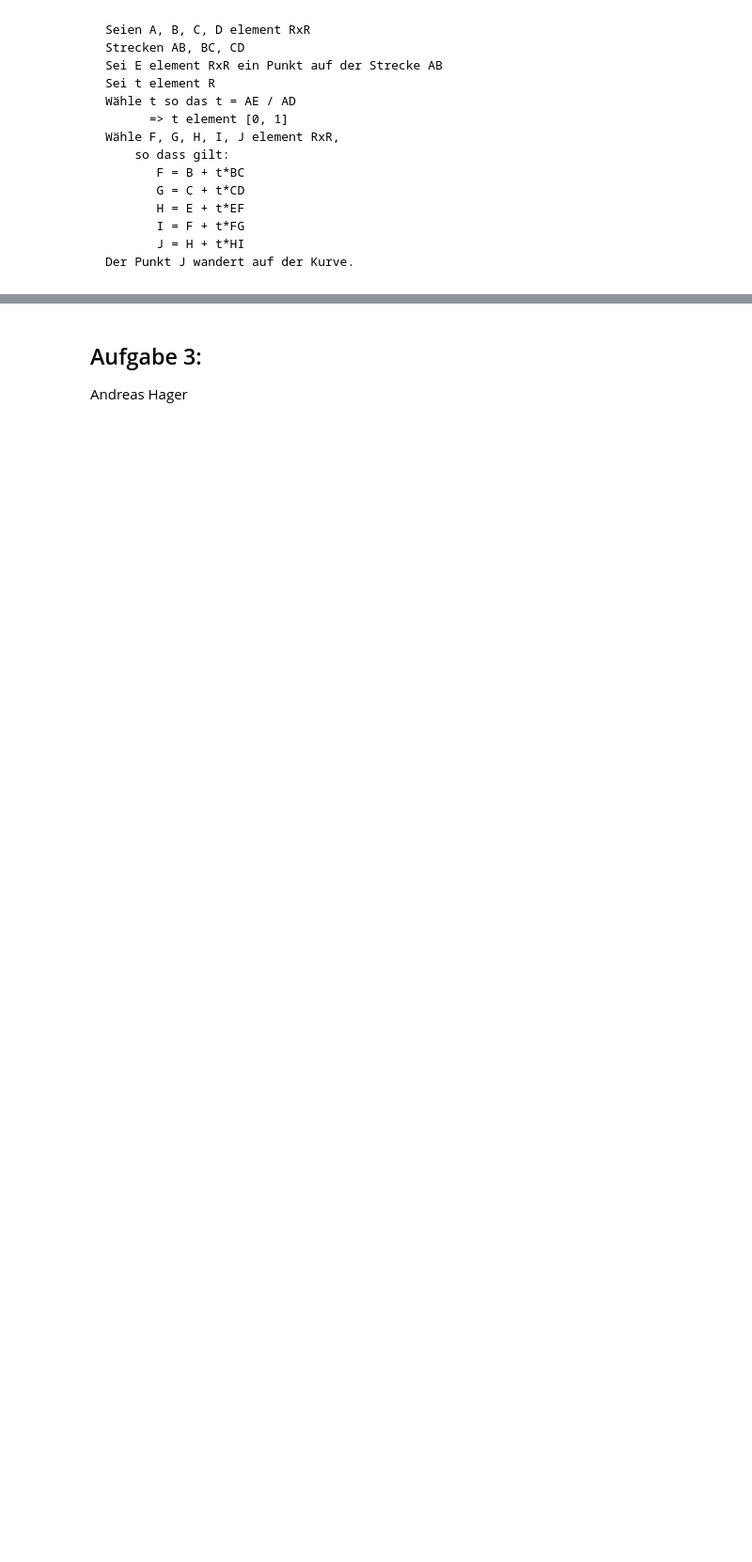
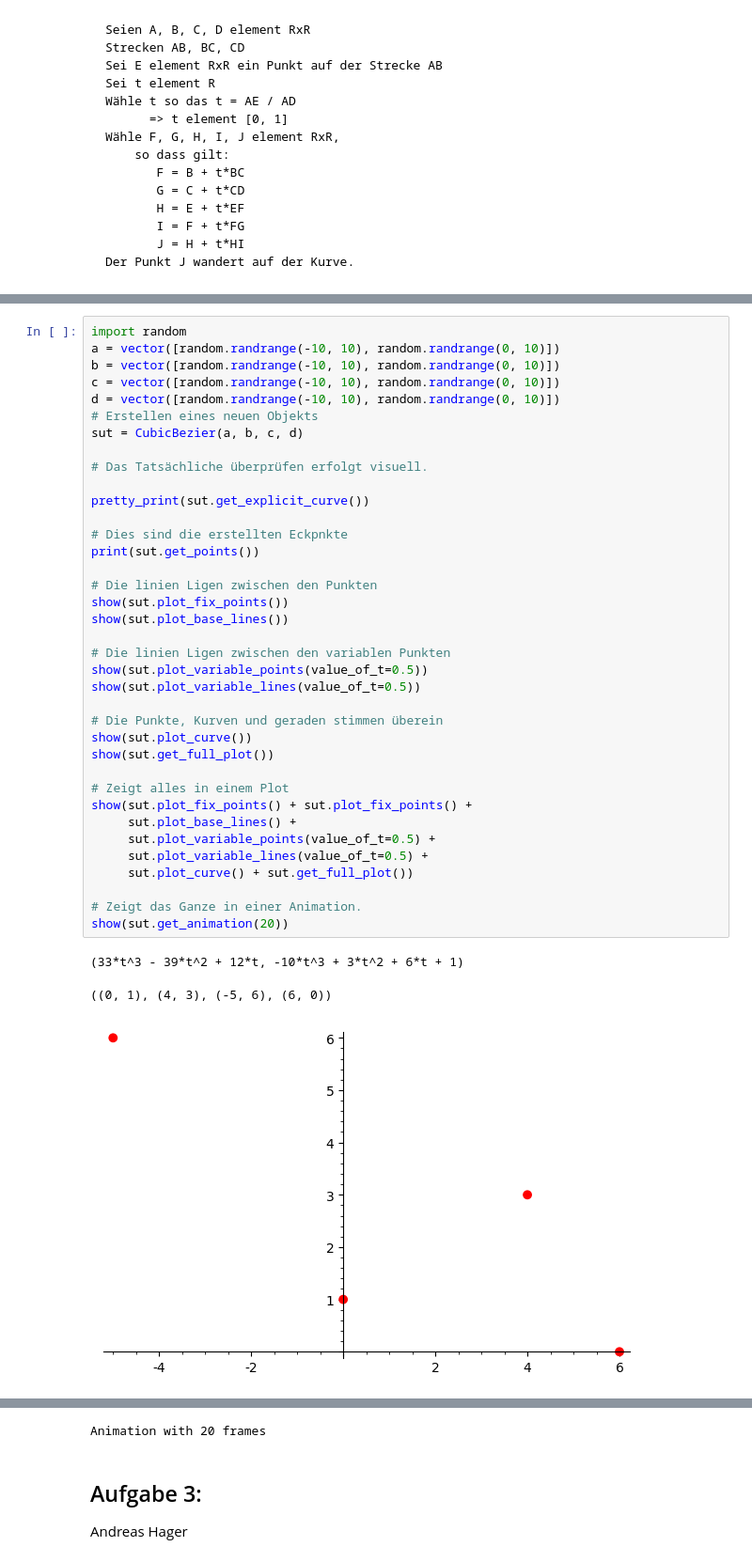
Before and after one commit to AndHager/Bezier, a Jupyter notebook: BezierAndreas.ipynb, the cells around one changed output, grey strips where cells are left out. Shown at 94% size. Saved outputs shown, nothing was run; the diff lists cells and outputs as text; blank space fills up the shorter version.

```diff
--- a/BezierAndreas.ipynb
+++ b/BezierAndreas.ipynb
@@ -158,0 +223,41 @@ class CubicBezier:
+# %%
+import random
+a = vector([random.randrange(-10, 10), random.randrange(0, 10)])
+b = vector([random.randrange(-10, 10), random.randrange(0, 10)])
+c = vector([random.randrange(-10, 10), random.randrange(0, 10)])
+d = vector([random.randrange(-10, 10), random.randrange(0, 10)])
+# Erstellen eines neuen Objekts
+sut = CubicBezier(a, b, c, d)
+
+# Das Tatsächliche überprüfen erfolgt visuell.
+
+pretty_print(sut.get_explicit_curve())
+
+# Dies sind die erstellten Eckpnkte
+print(sut.get_points())
+
+# Die linien Ligen zwischen den Punkten
+show(sut.plot_fix_points())
+show(sut.plot_base_lines())
+
+# Die linien Ligen zwischen den variablen Punkten
+show(sut.plot_variable_points(value_of_t=0.5))
+show(sut.plot_variable_lines(value_of_t=0.5))
+
+# Die Punkte, Kurven und geraden stimmen überein
+show(sut.plot_curve())
+show(sut.get_full_plot())
+
+# Zeigt alles in einem Plot
+show(sut.plot_fix_points() + sut.plot_fix_points() +
+     sut.plot_base_lines() +
+     sut.plot_variable_points(value_of_t=0.5) +
+     sut.plot_variable_lines(value_of_t=0.5) +
+     sut.plot_curve() + sut.get_full_plot())
+
+# Zeigt das Ganze in einer Animation.
+show(sut.get_animation(20))
+# %% [output]
+(33*t^3 - 39*t^2 + 12*t, -10*t^3 + 3*t^2 + 6*t + 1)
+((0, 1), (4, 3), (-5, 6), (6, 0))
+[figure, added]
@@ -159,3 +270,4 @@ class CubicBezier:
+Animation with 20 frames
 # %% [markdown]
 ## Aufgabe 3:
 Andreas Hager
```
Also changed, not shown: parts of 15 cells of this notebook.
